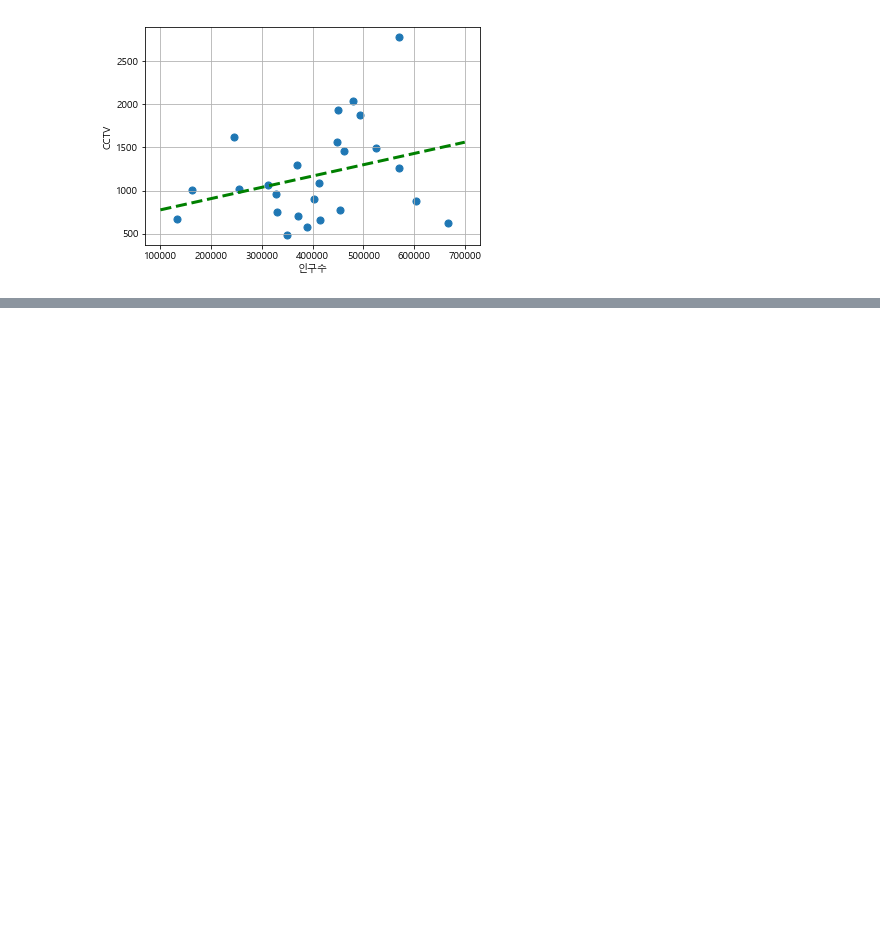
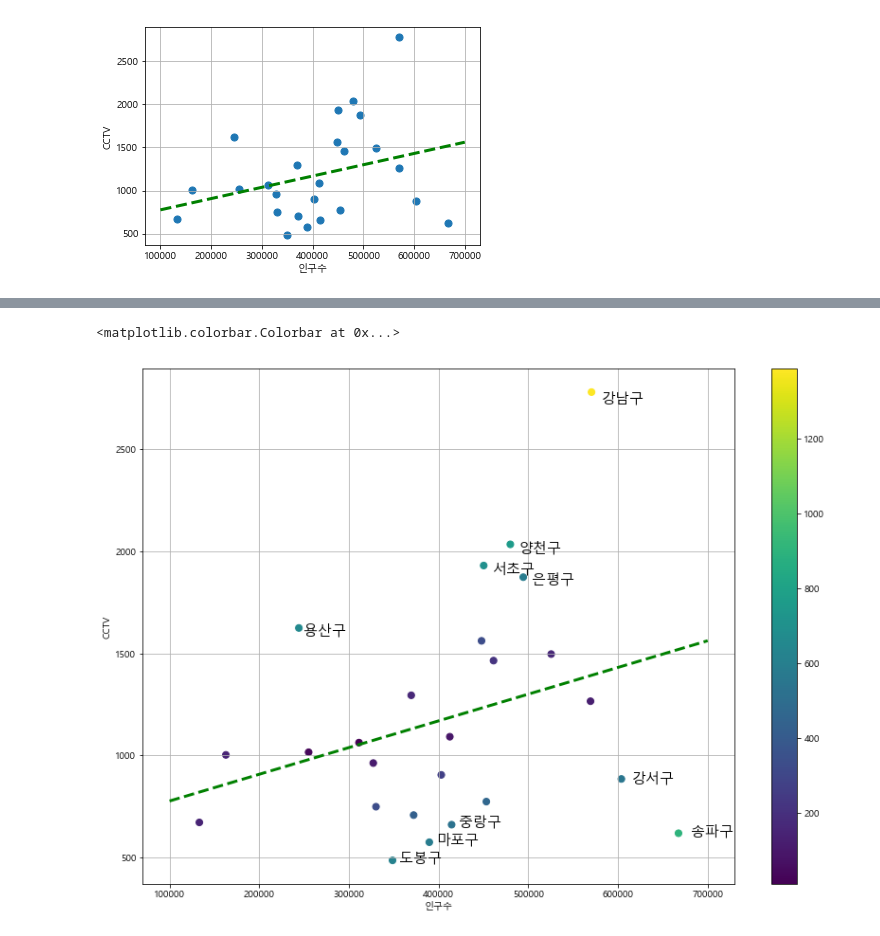
Before and after one commit to namsoojang/Play_with_Data_3rd, a Jupyter notebook: 1.CCTV/1장 CCTV.ipynb, the cells around one changed output, grey strips where cells are left out. Saved outputs shown, nothing was run; the diff lists cells and outputs as text; code cells hidden in the pictures; blank space fills up the shorter version.

```diff
--- a/1.CCTV/1장 CCTV.ipynb
+++ b/1.CCTV/1장 CCTV.ipynb
@@ -86,7 +87,7 @@ CCTV_Seoul.sort_values(by='최근증가율', ascending=False).head()
 | 1 | 강동구 | 773 | 379 | 99 | 155 | 377 | 166.490765 |
 # %%
 # 람다 함수로 만들기
-CCTV_Seoul.apply(lambda x: (x[3]+x[4]+x[5])/x[2] * 100, axis = 1)
+CCTV_Seoul['최근증가율'] = CCTV_Seoul.apply(lambda x: (x[3]+x[4]+x[5])/x[2] * 100, axis = 1)
 CCTV_Seoul.sort_values(by='최근증가율', ascending=False).head()
 # %% [output]
 |  | 구별 | 소계 | 2013년도 이전 | 2014년 | 2015년 | 2016년 | 최근증가율 |
@@ -433,0 +476,3 @@ plt.grid()
+# %%
+data_result['오차'] = f1(data_result.인구수) - data_result.소계
+data_result.head()
@@ -433,0 +487,5 @@ plt.grid()
+# %%
+# 오차 절대값
+data_result['오차'] = abs(f1(data_result.인구수) - data_result.소계)
+# 교재 에서는 np.abs(f1(data_result['인구수']) - data_result['소계'])
+data_result.head()
@@ -433,0 +500,19 @@ plt.grid()
+# %%
+#
+
+df_sort = data_result.sort_values(by='오차', ascending = False)  # 오차 큰 순서대로
+
+plt.figure(figsize = (14,10))
+plt.scatter(data_result.인구수, data_result.소계, s=50, c=data_result.오차)   # c = 색상
+plt.plot(fx,f1(fx), ls='dashed', lw=3, color = 'g')   # ls = line shape,    lw : line width?,
+
+for n in range(10):   # 오차 상위 10개 구에 대해서 구 이름 표시하기
+    plt.text(df_sort['인구수'][n]*1.02, df_sort['소계'][n]*0.98, df_sort.index[n], fontsize=15)  # index(구 이름) 을 표시하라.
+
+plt.xlabel('인구수')
+plt.ylabel('CCTV')
+plt.grid()
+plt.colorbar()
+# %% [output]
+<matplotlib.colorbar.Colorbar at 0x...>
+[figure, added]
```
Also changed, not shown: parts of 14 cells of this notebook, 3 other files.
